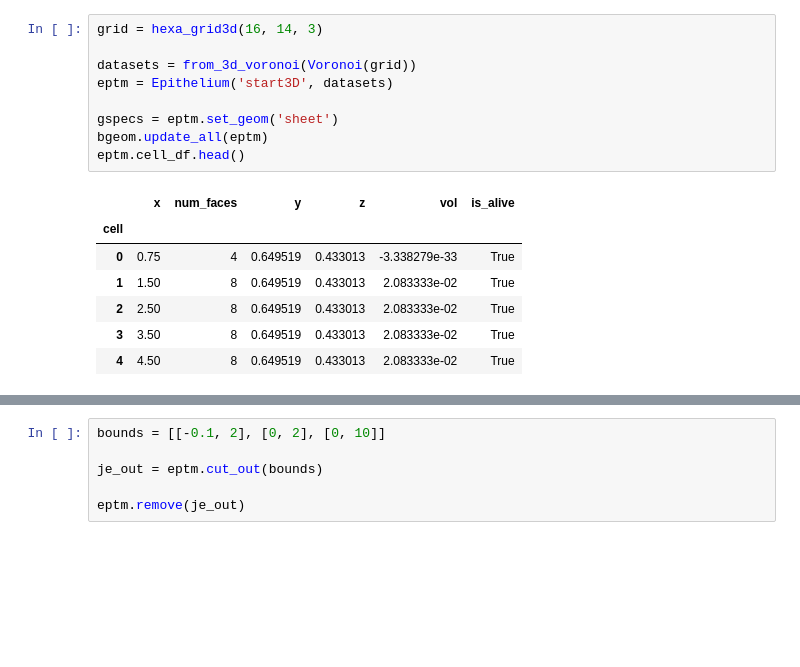
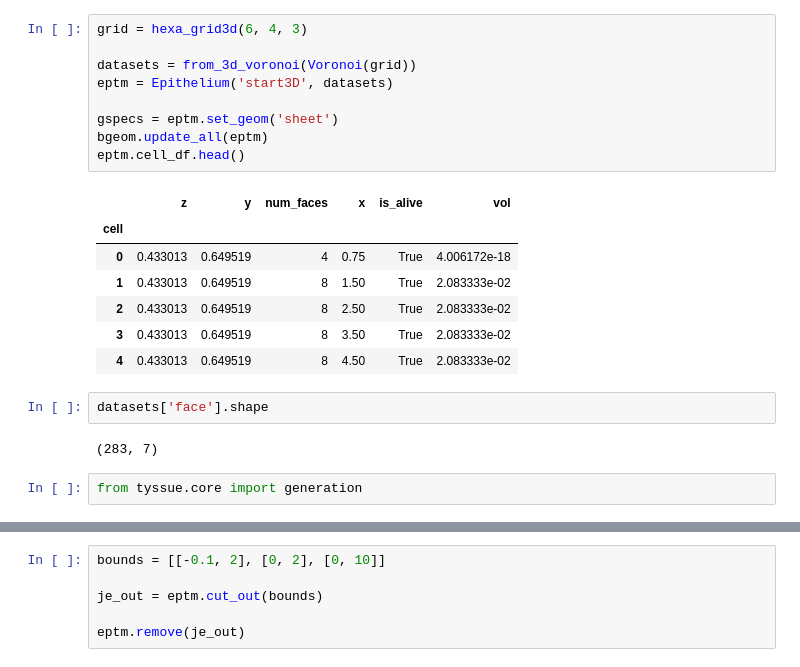
Before and after one commit to DamCB/tyssue, a Jupyter notebook: notebooks/core_architecture/starting 3D.ipynb, the cells around one changed output, grey strips where cells are left out. Cells and saved outputs as stored; diff of their text form; blank space fills up the shorter version.

```diff
--- a/notebooks/core_architecture/starting 3D.ipynb
+++ b/notebooks/core_architecture/starting 3D.ipynb
@@ -40,17 +13,23 @@ plt.show()
 # %%
-grid = hexa_grid3d(16, 14, 3)
+grid = hexa_grid3d(6, 4, 3)
 
 datasets = from_3d_voronoi(Voronoi(grid))
 eptm = Epithelium('start3D', datasets)
 
 gspecs = eptm.set_geom('sheet')
 bgeom.update_all(eptm)
 eptm.cell_df.head()
 # %% [output]
-|  | x | num_faces | y | z | vol | is_alive |
+|  | z | y | num_faces | x | is_alive | vol |
 | cell |  |  |  |  |  |  |
-| 0 | 0.75 | 4 | 0.649519 | 0.433013 | -3.338279e-33 | True |
-| 1 | 1.50 | 8 | 0.649519 | 0.433013 | 2.083333e-02 | True |
-| 2 | 2.50 | 8 | 0.649519 | 0.433013 | 2.083333e-02 | True |
-| 3 | 3.50 | 8 | 0.649519 | 0.433013 | 2.083333e-02 | True |
-| 4 | 4.50 | 8 | 0.649519 | 0.433013 | 2.083333e-02 | True |
+| 0 | 0.433013 | 0.649519 | 4 | 0.75 | True | 4.006172e-18 |
+| 1 | 0.433013 | 0.649519 | 8 | 1.50 | True | 2.083333e-02 |
+| 2 | 0.433013 | 0.649519 | 8 | 2.50 | True | 2.083333e-02 |
+| 3 | 0.433013 | 0.649519 | 8 | 3.50 | True | 2.083333e-02 |
+| 4 | 0.433013 | 0.649519 | 8 | 4.50 | True | 2.083333e-02 |
+# %%
+datasets['face'].shape
+# %% [output]
+(283, 7)
+# %%
+from tyssue.core import generation
```
Also changed, not shown: parts of 6 cells of this notebook, 14 other files.
